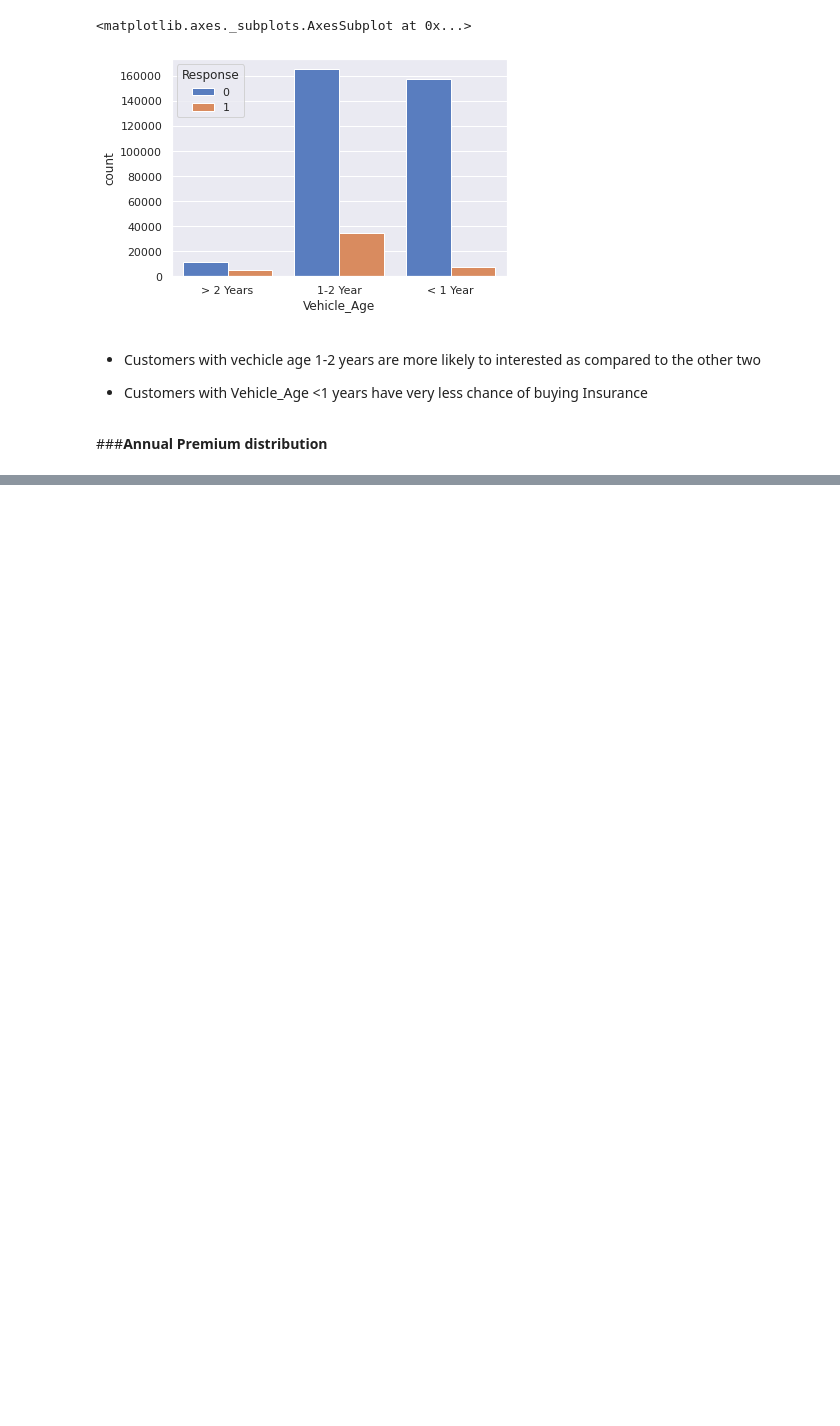
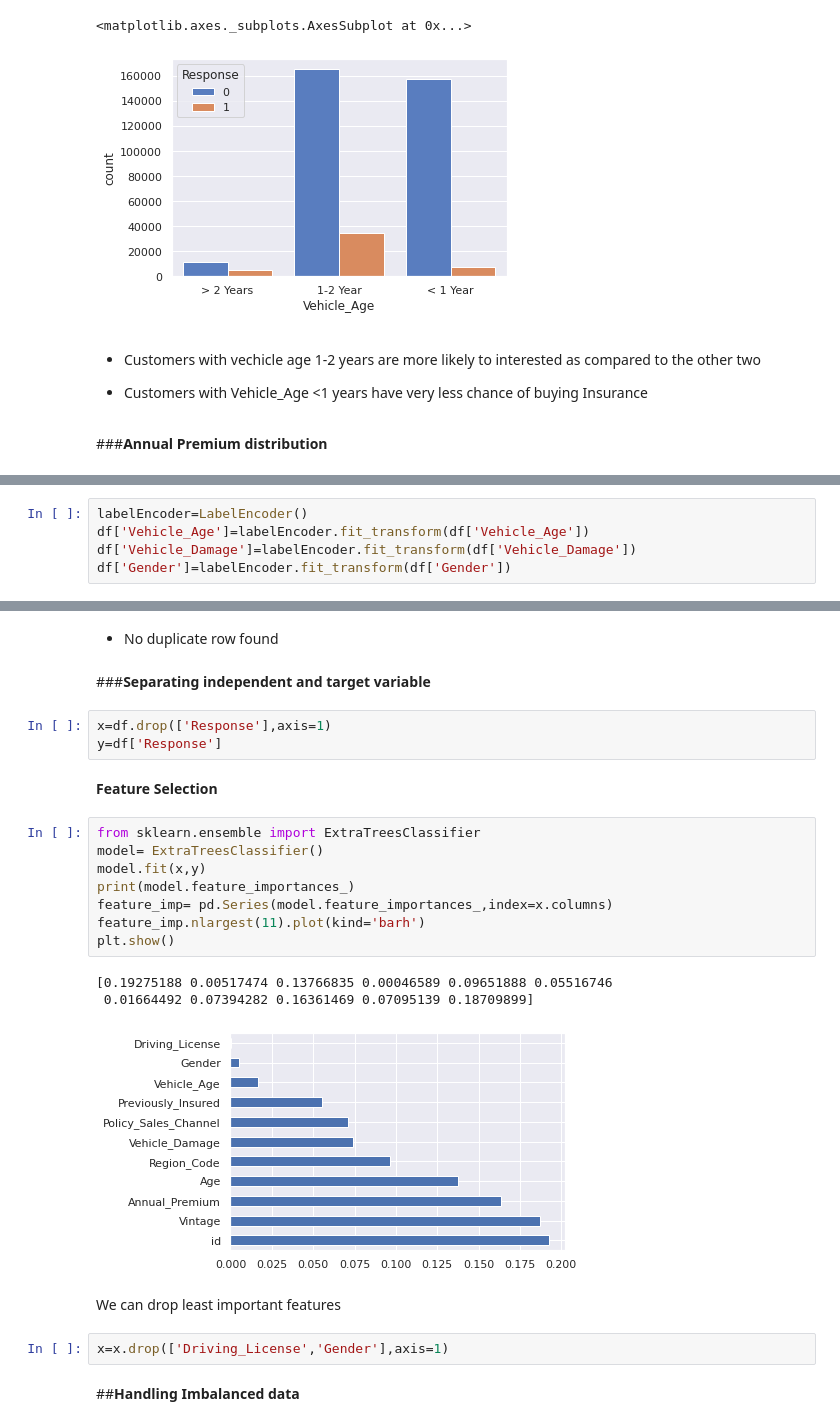
Before and after one commit to BiswajitPaul7/HEALTH-INSURANCE-CROSS-SELL-PREDICTION, a Jupyter notebook: HEALTH_INSURANCE_CROSS_SELL_PREDICTION_Solution.ipynb, the cells around one changed output, grey strips where cells are left out. Saved outputs shown, nothing was run; the diff lists cells and outputs as text; blank space fills up the shorter version.

```diff
--- a/HEALTH_INSURANCE_CROSS_SELL_PREDICTION_Solution.ipynb
+++ b/HEALTH_INSURANCE_CROSS_SELL_PREDICTION_Solution.ipynb
@@ -228,0 +260,5 @@ sns.countplot(x="Vehicle_Age",hue="Response",data=df,palette="muted")
+# %%
+labelEncoder=LabelEncoder()
+df['Vehicle_Age']=labelEncoder.fit_transform(df['Vehicle_Age'])
+df['Vehicle_Damage']=labelEncoder.fit_transform(df['Vehicle_Damage'])
+df['Gender']=labelEncoder.fit_transform(df['Gender'])
@@ -228,0 +290,27 @@ sns.countplot(x="Vehicle_Age",hue="Response",data=df,palette="muted")
+# %% [markdown]
+*   No duplicate row found
+# %% [markdown]
+###**Separating independent and target variable**
+# %%
+x=df.drop(['Response'],axis=1)
+y=df['Response']
+# %% [markdown]
+**Feature Selection**
+# %%
+from sklearn.ensemble import ExtraTreesClassifier
+model= ExtraTreesClassifier()
+model.fit(x,y)
+print(model.feature_importances_)
+feature_imp= pd.Series(model.feature_importances_,index=x.columns)
+feature_imp.nlargest(11).plot(kind='barh')
+plt.show()
+# %% [output]
+[0.19275188 0.00517474 0.13766835 0.00046589 0.09651888 0.05516746
+ 0.01664492 0.07394282 0.16361469 0.07095139 0.18709899]
+[figure, added]
+# %% [markdown]
+We can drop least important features
+# %%
+x=x.drop(['Driving_License','Gender'],axis=1)
+# %% [markdown]
+##**Handling Imbalanced data**
```
Also changed, not shown: parts of 10 cells of this notebook.
